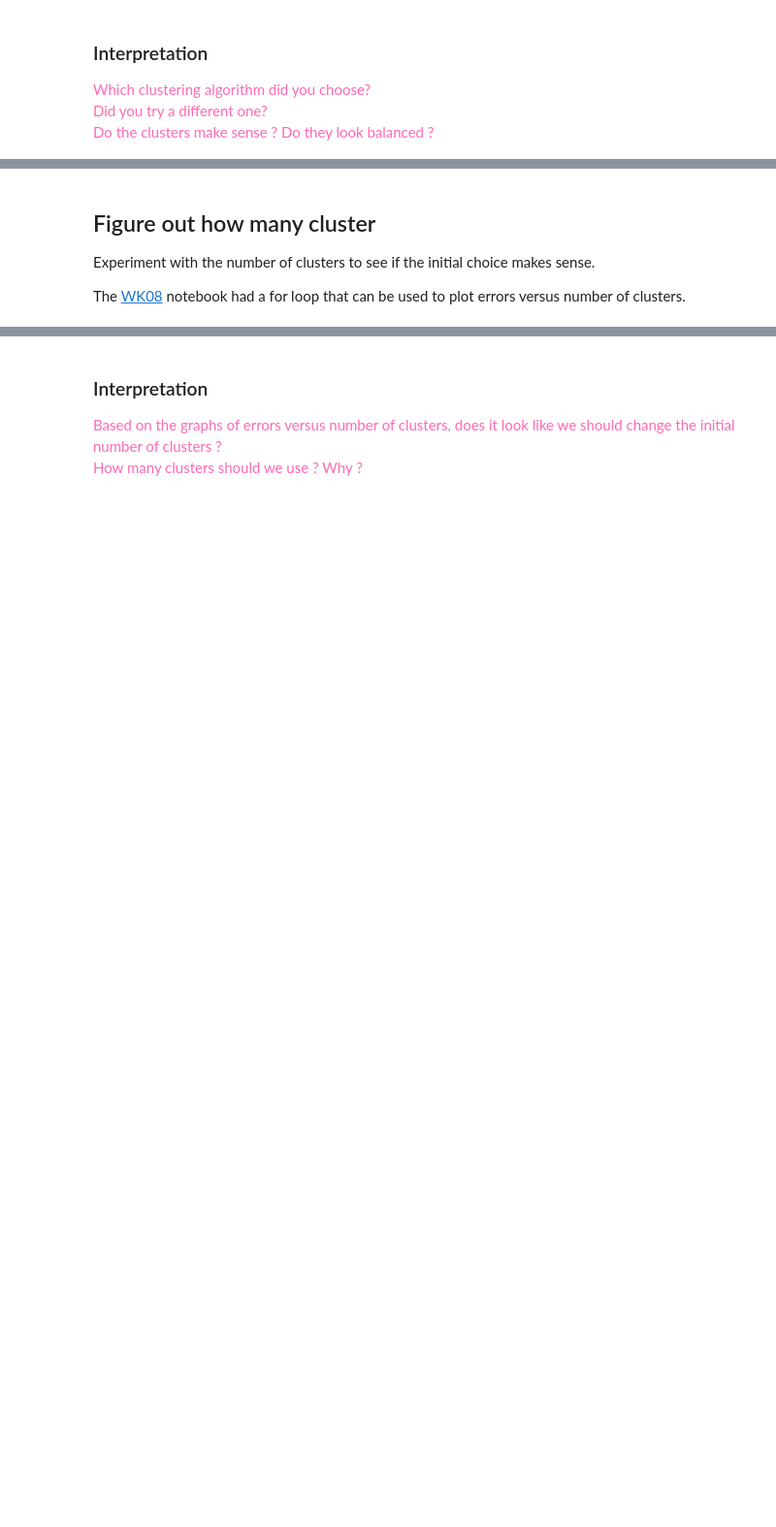
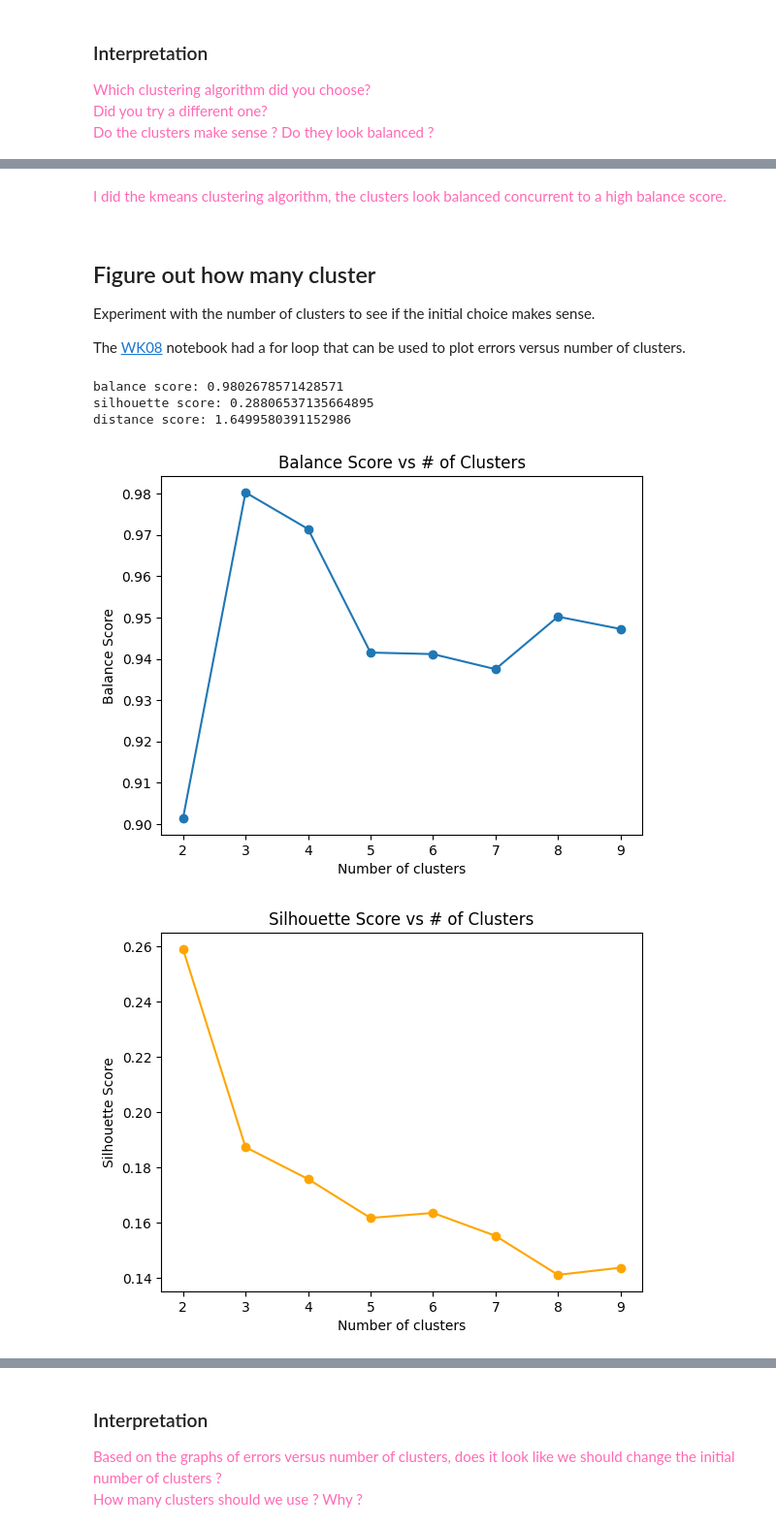
Before and after one commit to msdvml/mlhomework08, a Jupyter notebook: Homework08.ipynb, the cells around one changed output, grey strips where cells are left out. Shown at 97% size. Drawn from its saved outputs; the diff is of its cells as text; code cells hidden in the pictures; blank space fills up the shorter version.

```diff
--- a/Homework08.ipynb
+++ b/Homework08.ipynb
@@ -144,3 +172,8 @@ Do the clusters make sense ? Do they look balanced ?
+# %% [markdown]
+<span style="color:hotpink;">
+
+I did the kmeans clustering algorithm, the clusters look balanced concurrent to a high balance score.
+</span>
 # %% [markdown]
 ## Figure out how many cluster
 
@@ -151,0 +183,46 @@ The [WK08](https://github.com/PSAM-5020-2026S-A/WK08) notebook had a for loop th
+# %%
+## Plot errors and pick how many cluster
+
+cluster_range = range(2, 10)
+
+balance_scores = []
+silhouette_scores = []
+distance_scores = []
+
+features_only = ansur_features.drop(columns="kmeans_cluster", errors='ignore')
+
+for k in cluster_range:
+    kmeans = KMeans(n_clusters=k, random_state=0)
+    labels = kmeans.fit_predict(features_only)
+
+    balance_scores.append(balance_score(labels))
+    silhouette_scores.append(silhouette_score(features_only, labels))
+    distance_scores.append(distance_score(features_only, labels))
+
+print("balance score:", balance_score(clustering_labels))
+print("silhouette score:", silhouette_score(ansur_features, clustering_labels))
+print("distance score:", distance_score(ansur_features, clustering_labels))
+
+plt.plot(cluster_range, balance_scores, marker='o')
+plt.title("Balance Score vs # of Clusters")
+plt.xlabel("Number of clusters")
+plt.ylabel("Balance Score")
+plt.show()
+
+plt.plot(cluster_range, silhouette_scores, marker='o', color='orange')
+plt.title("Silhouette Score vs # of Clusters")
+plt.xlabel("Number of clusters")
+plt.ylabel("Silhouette Score")
+plt.show()
+
+plt.plot(cluster_range, distance_scores, marker='o', color='green')
+plt.title("Distance Score vs # of Clusters")
+plt.xlabel("Number of clusters")
+plt.ylabel("Distance Score")
+plt.show()
+# %% [output]
+balance score: 0.9802678571428571
+silhouette score: 0.28806537135664895
+distance score: 1.6499580391152986
+[figure, added]
+[figure, added]
```
Also changed, not shown: parts of 36 cells of this notebook.
